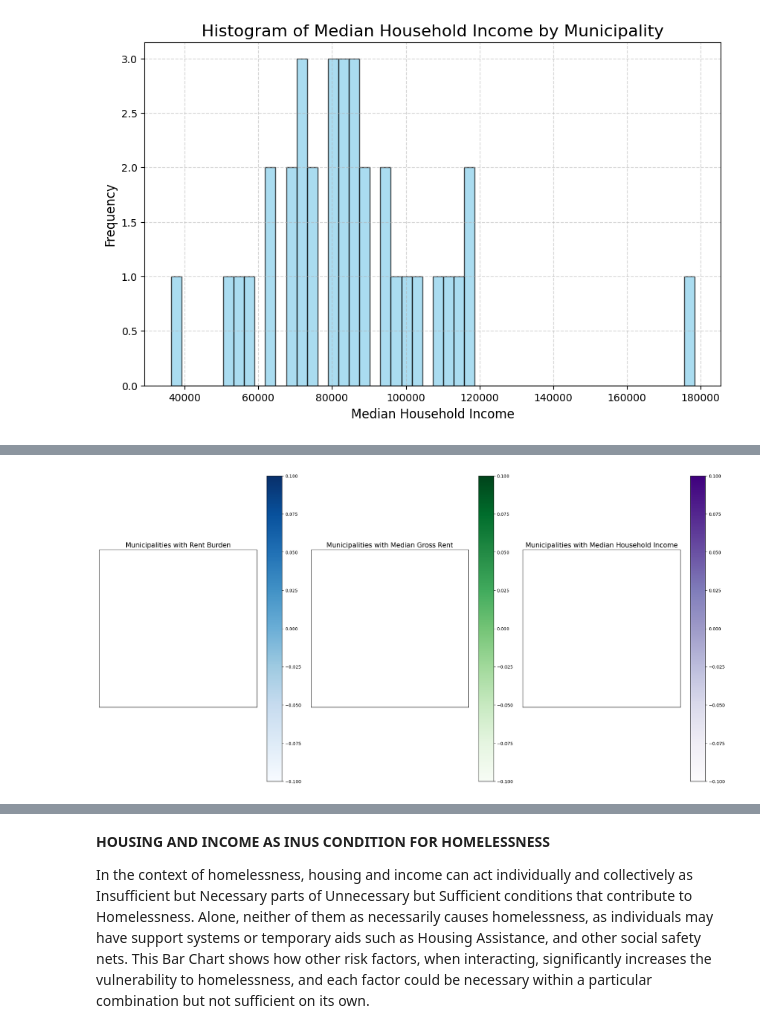
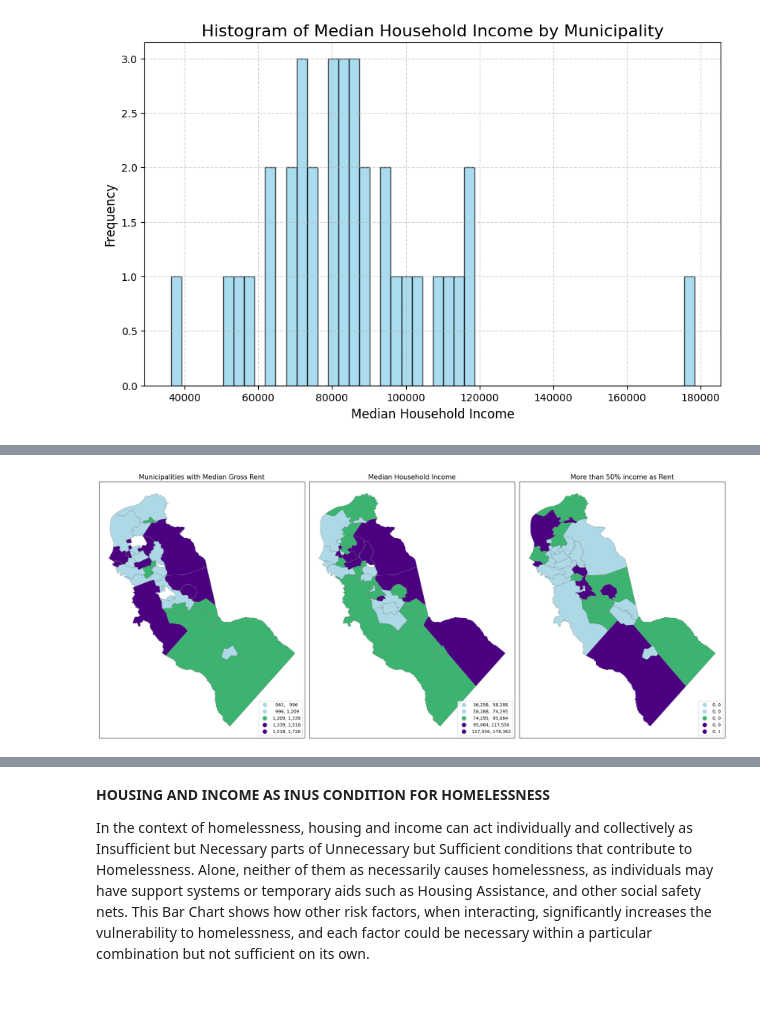
Before and after one commit to Funmiadebajo/GIS, a Jupyter notebook: PS3.ipynb, the cells around one changed output, grey strips where cells are left out. Saved outputs shown, nothing was run; the diff lists cells and outputs as text; code cells hidden in the pictures; blank space fills up the shorter version.

```diff
--- a/PS3.ipynb
+++ b/PS3.ipynb
@@ -315,45 +325,39 @@ plt.show();
 # %% [output]
 [figure]
 # %%
+import pandas as pd
+import geopandas as gpd
 import matplotlib.pyplot as plt
-import geopandas as gpd
-import pandas as pd
+import re
+from matplotlib.colors import ListedColormap
 
-# Load the New Jersey municipalities shapefile
+# Load municipality data and clean names
 njMun = gpd.read_file('https://github.com/Funmiadebajo/GIS/raw/refs/heads/main/Municipality.zip')
 njMun.rename(columns={'NAMELSAD': 'Municipality'}, inplace=True)
 njMun['Municipality'] = njMun['Municipality'].str.strip().str.lower()
 
+# Standardize and remove suffixes from municipality names
+def clean_municipality_name(name):
+    return re.sub(r'\s(Borough|Township|City|Village|Town)$', '', name, flags=re.IGNORECASE).strip().lower()
 
-# Load the rent burden data
+njMun['Municipality'] = njMun['Municipality'].apply(clean_municipality_name)
+
+# Load and clean Rent Burden data
 Rent_Burden = pd.read_excel('https://github.com/Funmiadebajo/GIS/raw/refs/heads/main/Median%20Income%202022.xlsx')
-
-# Remove '%' symbol and other unwanted symbols (like ','), but keep numeric values intact
 Rent_Burden['Rent Burden'] = Rent_Burden['Rent Burden'].replace({'%': '', ',': ''}, regex=True)
 Rent_Burden['Rent Burden'] = pd.to_numeric(Rent_Burden['Rent Burden'], errors='coerce')
-
-# Drop rows with NaN values in the 'Rent Burden' column
 Rent_Burden = Rent_Burden.dropna(subset=['Rent Burden'])
 
-
-# Load the Median Gross Rent data
+# Load and clean Median Gross Rent data
 MedGroRen = pd.read_excel('https://github.com/Funmiadebajo/GIS/raw/refs/heads/main/Median%20Income%202022.xlsx')
-
-# Remove '%' symbol and other unwanted symbols (like ','), but keep numeric values intact
-MedGroRen['Median Gross Rent'] = MedGroRen['Median Gross Rent'].replace({'%': '', ',': ''}, regex=True)
+MedGroRen['Median Gross Rent'] = MedGroRen['Median Gross Rent'].replace({'\$': '', ',': ''}, regex=True)
 MedGroRen['Median Gross Rent'] = pd.to_numeric(MedGroRen['Median Gross Rent'], errors='coerce')
-
-# Drop rows with NaN values in the 'Median Gross Rent' column
 MedGroRen = MedGroRen.dropna(subset=['Median Gross Rent'])
 
-# Load the Median Household Income data
+# Load and clean Median Household Income data
 median_income = pd.read_excel('https://github.com/Funmiadebajo/GIS/raw/refs/heads/main/Median%20Income%202022.xlsx')
-
-# Clean Median Household Income data
 median_income['Median Household Income'] = median_income['Median Household Income'].replace({'\$': '', ',': ''}, regex=True)
 median_income['Median Household Income'] = pd.to_numeric(median_income['Median Household Income'], errors='coerce')
-
-# Drop rows with NaN values in the 'Median Household Income' column
 median_income = median_income.dropna(subset=['Median Household Income'])
 
 # Normalize Municipality names in Rent_Burden, MedGroRen, and median_income if necessary
@@ -361,52 +365,51 @@ Rent_Burden['Municipality'] = Rent_Burden['Municipality'].str.strip().str.lower(
 MedGroRen['Municipality'] = MedGroRen['Municipality'].str.strip().str.lower()
 median_income['Municipality'] = median_income['Municipality'].str.strip().str.lower()
 
-# Merge the Rent Burden data with njMun
+# Merge the data with njMun
 njMun4 = njMun.merge(Rent_Burden, on='Municipality', how='left')
+njMun5 = njMun.merge(MedGroRen, on='Municipality', how='left')
+njMun6 = njMun.merge(median_income, on='Municipality', how='left')
 
-# Merge the Median Gross Rent data with njMun
-njMun5 = njMun.merge(MedGroRen, on='Municipality', how='left')
-
-# Merge the Median Household Income data with njMun
-njMun6 = njMun.merge(median_income, on='Municipality', how='left')
+# Define custom color map
+custom_cmap = ListedColormap(['#ADD8E6', '#3CB371', '#4B0082'])
 
 # Create subplots for the three maps
 fig, axs = plt.subplots(1, 3, figsize=(20, 10))
 
-# Plot Rent Burden map (Check for empty or constant values and adjust the classification method)
-if njMun4['Rent Burden'].nunique() > 1:  # Ensure there are at least 2 unique values
-    njMun4.plot(ax=axs[0], column='Rent Burden', legend=True, cmap='Blues', scheme='NaturalBreaks', k=5,
+# Plot Median Gross Rent map (now the first map displayed)
+if njMun5['Median Gross Rent'].nunique() > 1:
+    njMun5.plot(ax=axs[0], column='Median Gross Rent', legend=True, cmap=custom_cmap, scheme='NaturalBreaks', k=5,
                 edgecolor='grey', linewidth=0.5, legend_kwds={"fmt": "{:,.0f}", 'loc': 'lower right'})
 else:
-    njMun4.plot(ax=axs[0], column='Rent Burden', legend=True, cmap='Blues', edgecolor='grey', linewidth=0.5)
+    njMun5.plot(ax=axs[0], column='Median Gross Rent', legend=True, cmap=custom_cmap, edgecolor='grey', linewidth=0.5)
 
-axs[0].set_title("Municipalities with Rent Burden", fontsize=15)
-axs[0].set_xticks([])  # Remove x-axis ticks
-axs[0].set_yticks([])  # Remove y-axis ticks
+axs[0].set_title("Municipalities with Median Gross Rent", fontsize=15)
+axs[0].set_xticks([])
+axs[0].set_yticks([])
 
-# Plot Median Gross Rent map (Handle cases with insufficient unique values)
-if njMun5['Median Gross Rent'].nunique() > 1:
-    njMun5.plot(ax=axs[1], column='Median Gross Rent', legend=True, cmap='Greens', scheme='NaturalBreaks', k=5,
+# Plot Median Household Income map
+if njMun6['Median Household Income'].nunique() > 1:
+    njMun6.plot(ax=axs[1], column='Median Household Income', legend=True, cmap=custom_cmap, scheme='NaturalBreaks', k=5,
                 edgecolor='grey', linewidth=0.5, legend_kwds={"fmt": "{:,.0f}", 'loc': 'lower right'})
 else:
-    njMun5.plot(ax=axs[1], column='Median Gross Rent', legend=True, cmap='Greens', edgecolor='grey', linewidth=0.5)
+    njMun6.plot(ax=axs[1], column='Median Household Income', legend=True, cmap=custom_cmap, edgecolor='grey', linewidth=0.5)
 
-axs[1].set_title("Municipalities with Median Gross Rent", fontsize=15)
-axs[1].set_xticks([])  # Remove x-axis ticks
-axs[1].set_yticks([])  # Remove y-axis ticks
+axs[1].set_title("Median Household Income", fontsize=15)
+axs[1].set_xticks([])
+axs[1].set_yticks([])
 
-# Plot Median Household Income map (Handle cases with insufficient unique values)
-if njMun6['Median Household Income'].nunique() > 1:
-    njMun6.plot(ax=axs[2], column='Median Household Income', legend=True, cmap='Purples', scheme='NaturalBreaks', k=5,
+# Plot Rent Burden map (now the last map displayed)
+if njMun4['Rent Burden'].nunique() > 1:
+    njMun4.plot(ax=axs[2], column='Rent Burden', legend=True, cmap=custom_cmap, scheme='NaturalBreaks', k=5,
                 edgecolor='grey', linewidth=0.5, legend_kwds={"fmt": "{:,.0f}", 'loc': 'lower right'})
 else:
-    njMun6.plot(ax=axs[2], column='Median Household Income', legend=True, cmap='Purples', edgecolor='grey', linewidth=0.5)
+    njMun4.plot(ax=axs[2], column='Rent Burden', legend=True, cmap=custom_cmap, edgecolor='grey', linewidth=0.5)
 
-axs[2].set_title("Municipalities with Median Household Income", fontsize=15)
-axs[2].set_xticks([])  # Remove x-axis ticks
-axs[2].set_yticks([])  # Remove y-axis ticks
+axs[2].set_title("More than 50% income as Rent", fontsize=15)
+axs[2].set_xticks([])
+axs[2].set_yticks([])
 
 # Display the plot
 plt.tight_layout()
-plt.show()
+plt.show();
 # %% [output]
@@ -425 +416 @@ Text(0.5, 1.0, 'Municipalities with Median Household Income')
-[figure, old version]
+[figure, new version]
```
Also changed, not shown: parts of 9 cells of this notebook.
